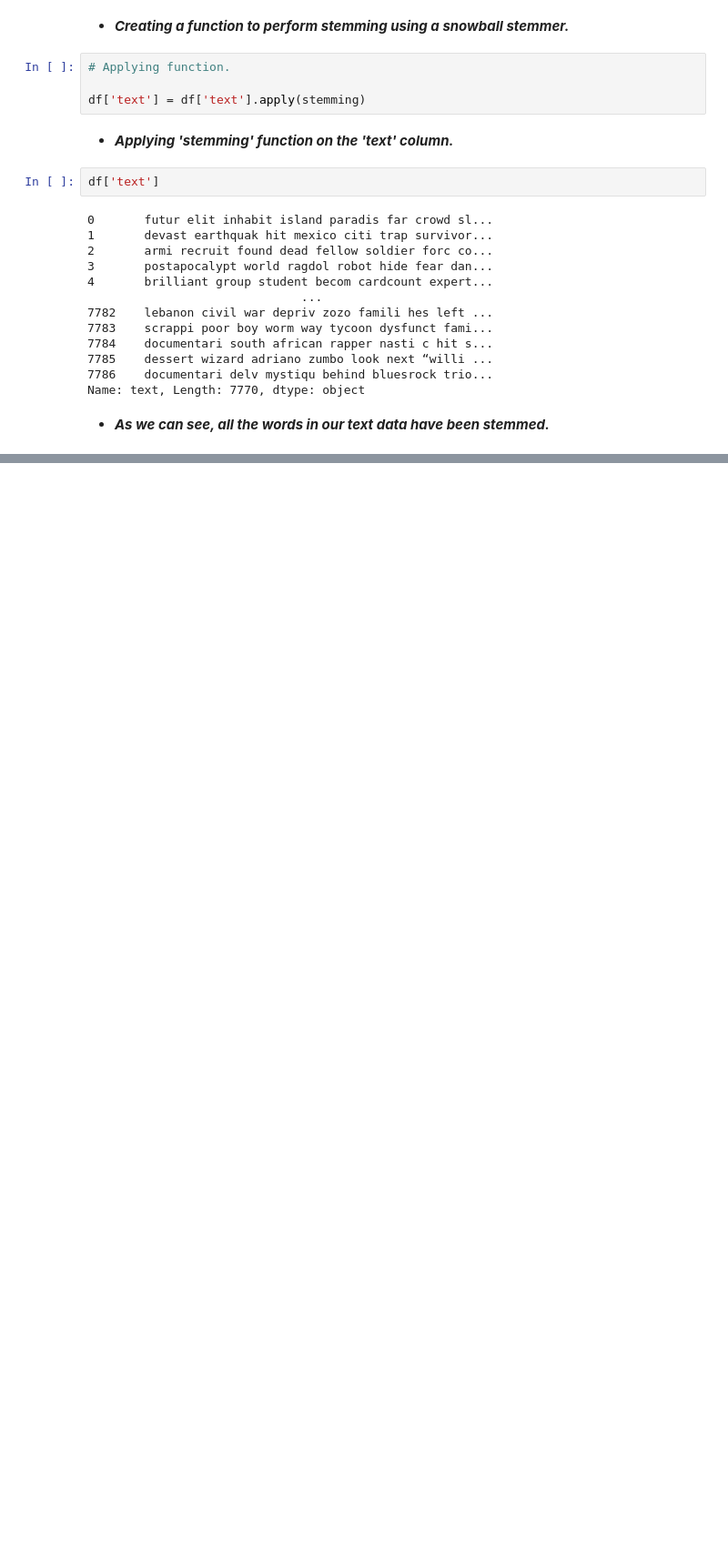
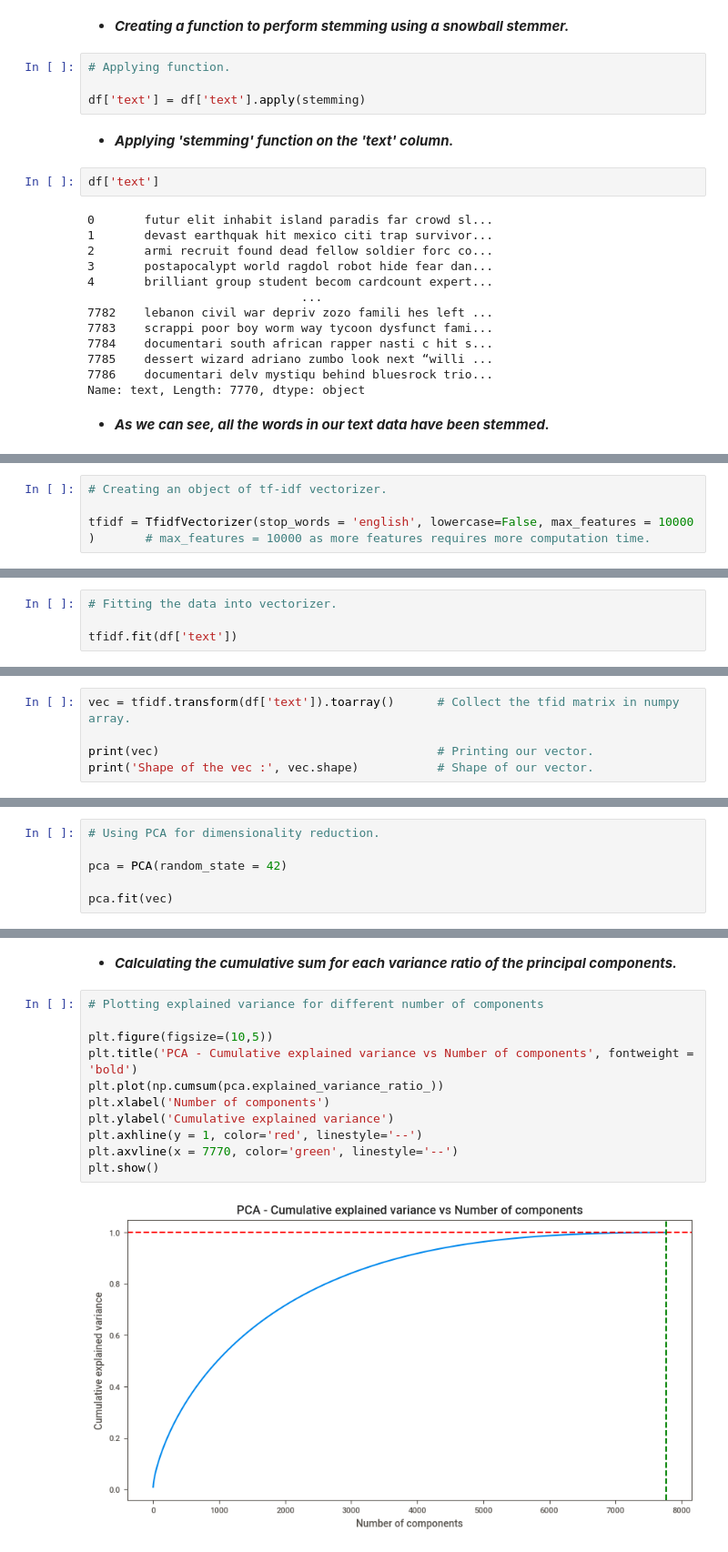
Before and after one commit to Sid-9823/Netflix-Movies-and-TV-Shows-Clustering, a Jupyter notebook: Netflix_Movies_and_TV_Shows_Clustering.ipynb, the cells around one changed output, grey strips where cells are left out. Shown at 91% size. Saved outputs shown, nothing was run; the diff lists cells and outputs as text; blank space fills up the shorter version.

```diff
--- a/Netflix_Movies_and_TV_Shows_Clustering.ipynb
+++ b/Netflix_Movies_and_TV_Shows_Clustering.ipynb
@@ -1237,0 +1266,4 @@ Name: text, Length: 7770, dtype: object
+# %%
+# Creating an object of tf-idf vectorizer.
+
+tfidf = TfidfVectorizer(stop_words = 'english', lowercase=False, max_features = 10000 )       # max_features = 10000 as more features requires more computation time.
@@ -1237,0 +1272,4 @@ Name: text, Length: 7770, dtype: object
+# %%
+# Fitting the data into vectorizer.
+
+tfidf.fit(df['text'])
@@ -1237,0 +1294,5 @@ Name: text, Length: 7770, dtype: object
+# %%
+vec = tfidf.transform(df['text']).toarray()      # Collect the tfid matrix in numpy array.
+
+print(vec)                                       # Printing our vector.
+print('Shape of the vec :', vec.shape)           # Shape of our vector.
@@ -1237,0 +1353,6 @@ Name: text, Length: 7770, dtype: object
+# %%
+# Using PCA for dimensionality reduction.
+
+pca = PCA(random_state = 42)
+
+pca.fit(vec)
@@ -1237,0 +1402,15 @@ Name: text, Length: 7770, dtype: object
+# %% [markdown]
+* ***Calculating the cumulative sum for each variance ratio of the principal components.***
+# %%
+# Plotting explained variance for different number of components
+
+plt.figure(figsize=(10,5))
+plt.title('PCA - Cumulative explained variance vs Number of components', fontweight = 'bold')
+plt.plot(np.cumsum(pca.explained_variance_ratio_))
+plt.xlabel('Number of components')
+plt.ylabel('Cumulative explained variance')
+plt.axhline(y = 1, color='red', linestyle='--')
+plt.axvline(x = 7770, color='green', linestyle='--')
+plt.show()
+# %% [output]
+[figure, added]
```
Also changed, not shown: parts of 26 cells of this notebook.
